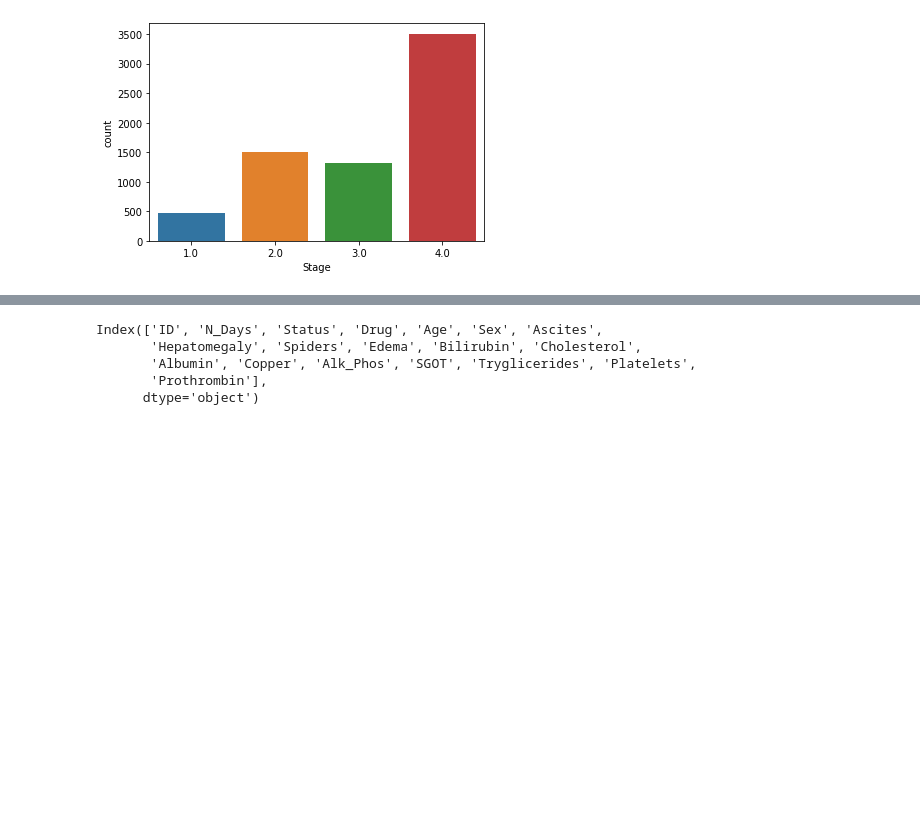
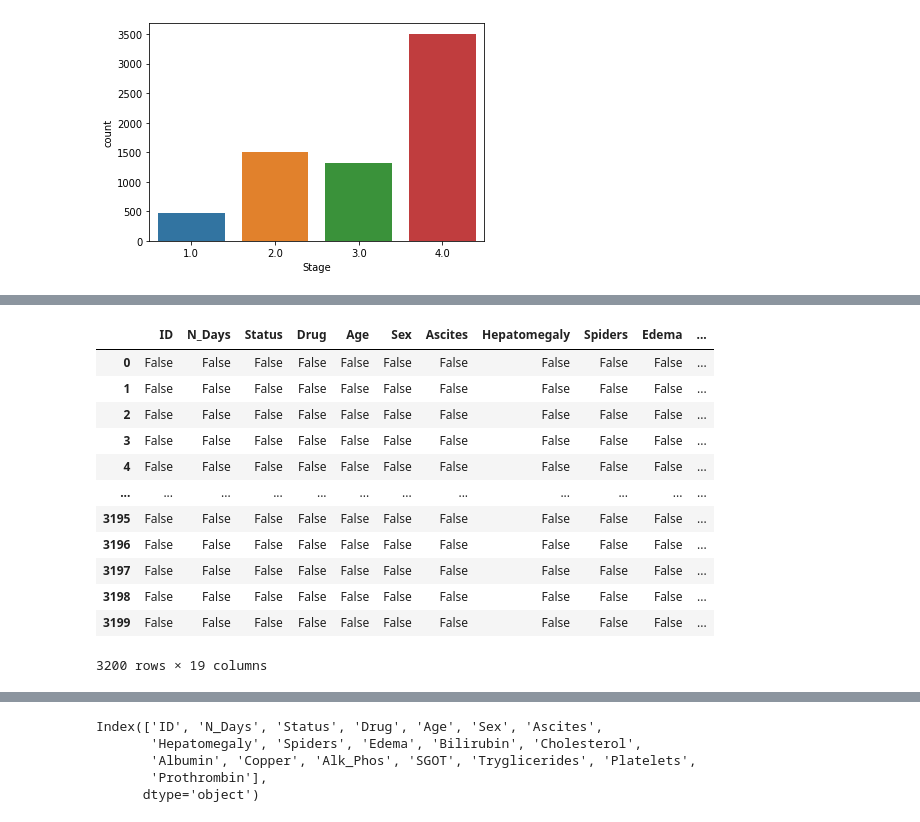
Before and after one commit to AndreasAvgou/Liver-Disease-Prediction, a Jupyter notebook: Liver_Disease_Prediction.ipynb, the cells around one changed output, grey strips where cells are left out. Drawn from its saved outputs; the diff is of its cells as text; code cells hidden in the pictures; blank space fills up the shorter version.

```diff
--- a/Liver_Disease_Prediction.ipynb
+++ b/Liver_Disease_Prediction.ipynb
@@ -159,0 +181,16 @@ df1.isnull()
+# %%
+df2.isnull()
+# %% [output]
+|  | ID | N_Days | Status | Drug | Age | Sex | Ascites | Hepatomegaly | Spiders | Edema | ... |
+| 0 | False | False | False | False | False | False | False | False | False | False | ... |
+| 1 | False | False | False | False | False | False | False | False | False | False | ... |
+| 2 | False | False | False | False | False | False | False | False | False | False | ... |
+| 3 | False | False | False | False | False | False | False | False | False | False | ... |
+| 4 | False | False | False | False | False | False | False | False | False | False | ... |
+| ... | ... | ... | ... | ... | ... | ... | ... | ... | ... | ... | ... |
+| 3195 | False | False | False | False | False | False | False | False | False | False | ... |
+| 3196 | False | False | False | False | False | False | False | False | False | False | ... |
+| 3197 | False | False | False | False | False | False | False | False | False | False | ... |
+| 3198 | False | False | False | False | False | False | False | False | False | False | ... |
+| 3199 | False | False | False | False | False | False | False | False | False | False | ... |
+3200 rows × 19 columns
```
Also changed, not shown: parts of 54 cells of this notebook.
